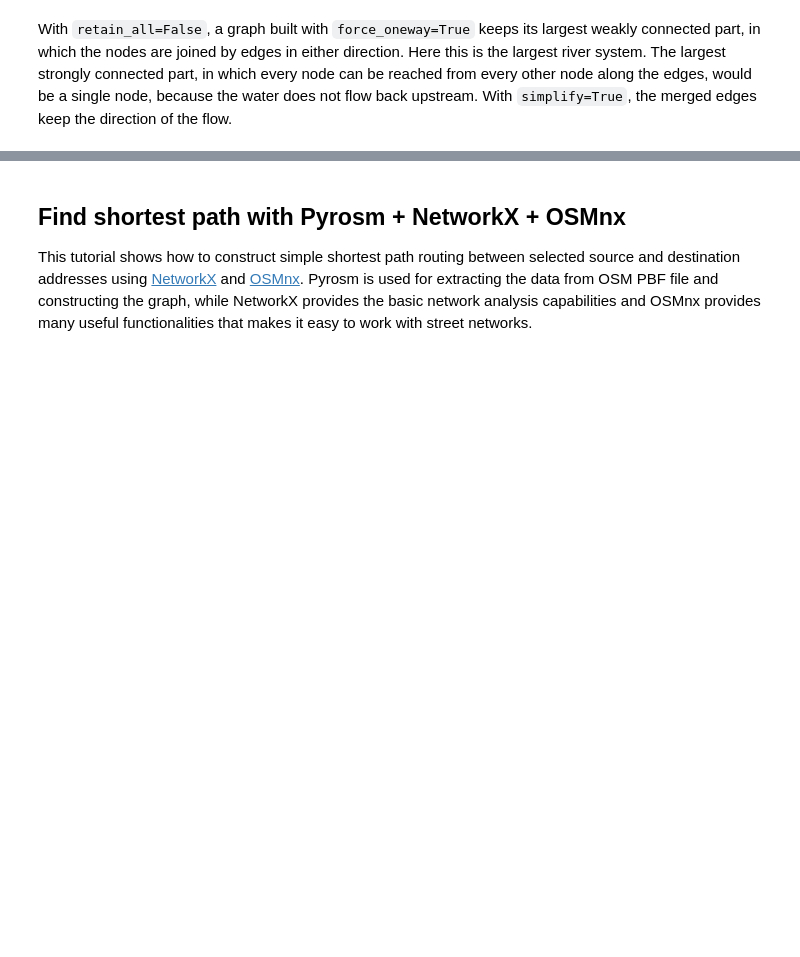
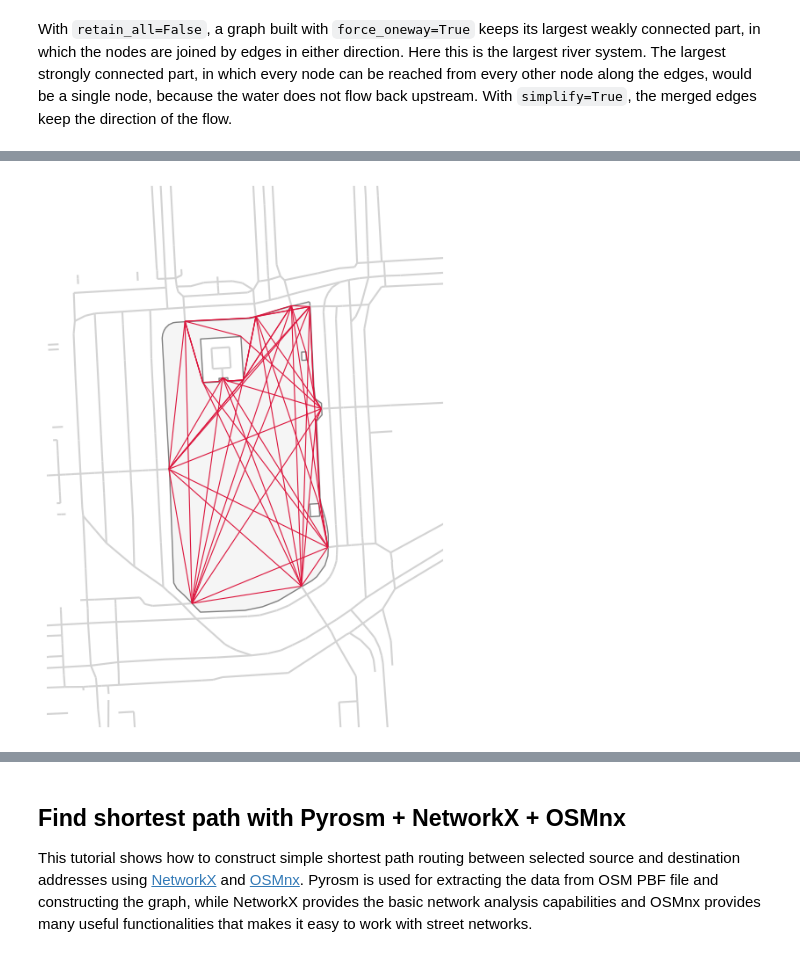
Before and after one commit to pyrosm/pyrosm, a Jupyter notebook: docs/graphs.ipynb, the cells around one changed output, grey strips where cells are left out. Cells and saved outputs as stored; diff of their text form; code cells hidden in the pictures; blank space fills up the shorter version.

Commit message:
Document walking areas in the Graphs page and the changelog

```diff
--- a/docs/graphs.ipynb
+++ b/docs/graphs.ipynb
@@ -339,0 +346,7 @@ With `retain_all=False`, a graph built with `force_oneway=True` keeps its larges
+# %%
+from pyrosm import OSM, get_data
+
+osm = OSM(get_data("helsinki_pbf"))
+nodes, edges = osm.get_network("walking", nodes=True, walking_areas=True)
+square = edges[edges["walking_area"] & (edges["id"] == 2919118)]
+square[["id", "osm_type", "highway", "name", "u", "v", "length"]].head()
@@ -339,0 +360,14 @@ With `retain_all=False`, a graph built with `force_oneway=True` keeps its larges
+# %%
+# The outline of the square, with the hole in it
+areas = osm.get_data_by_custom_criteria({"highway": ["pedestrian"]}, keep_nodes=False)
+outline = areas[(areas["osm_type"] == "relation") & (areas["id"] == 2919118)]
+
+ax = outline.plot(color="whitesmoke", edgecolor="gray", figsize=(8, 8))
+edges[~edges["walking_area"]].plot(ax=ax, color="lightgray")
+square.plot(ax=ax, color="crimson", linewidth=0.8)
+xmin, ymin, xmax, ymax = outline.total_bounds
+ax.set_xlim(xmin - 0.001, xmax + 0.001)
+ax.set_ylim(ymin - 0.0005, ymax + 0.0005)
+ax.set_axis_off()
+# %% [output]
+[figure, added]
```
Also changed, not shown: parts of 5 cells of this notebook, 2 other files.
